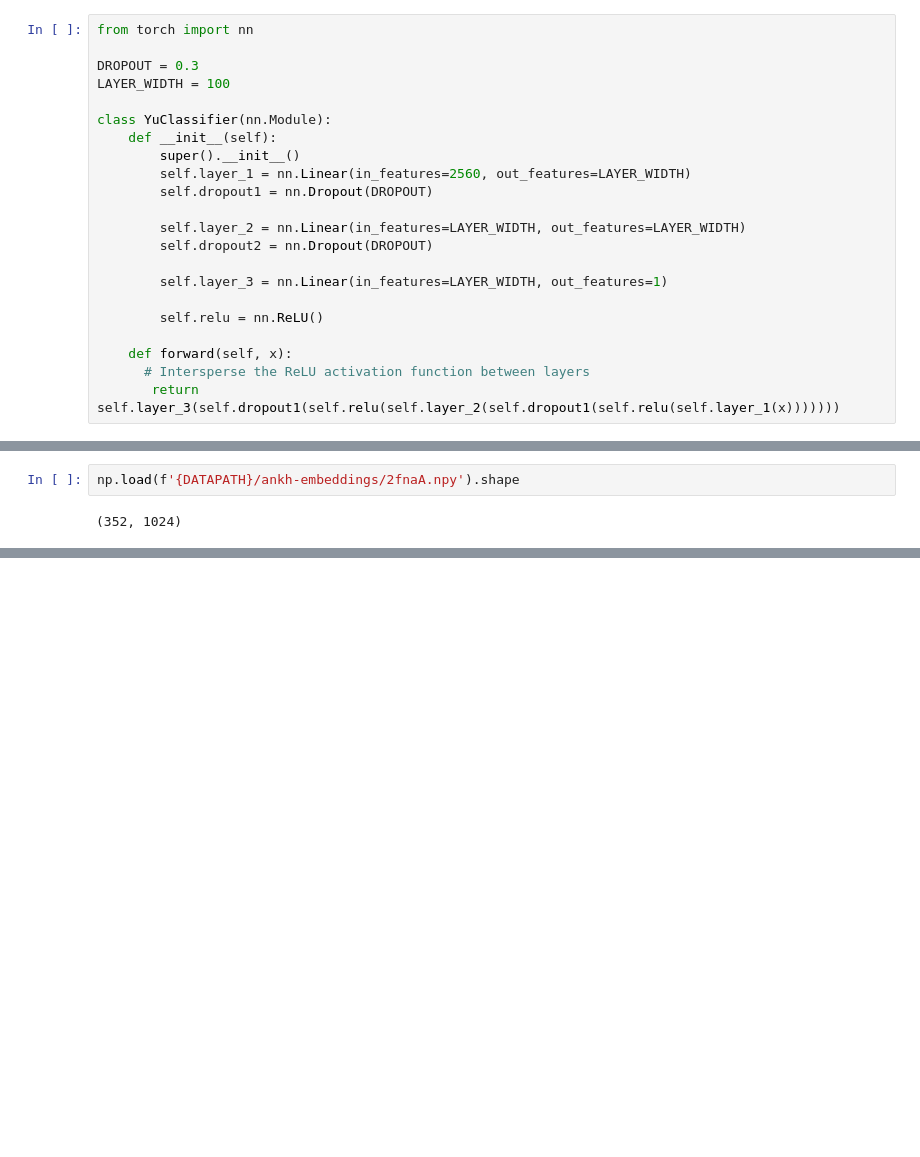
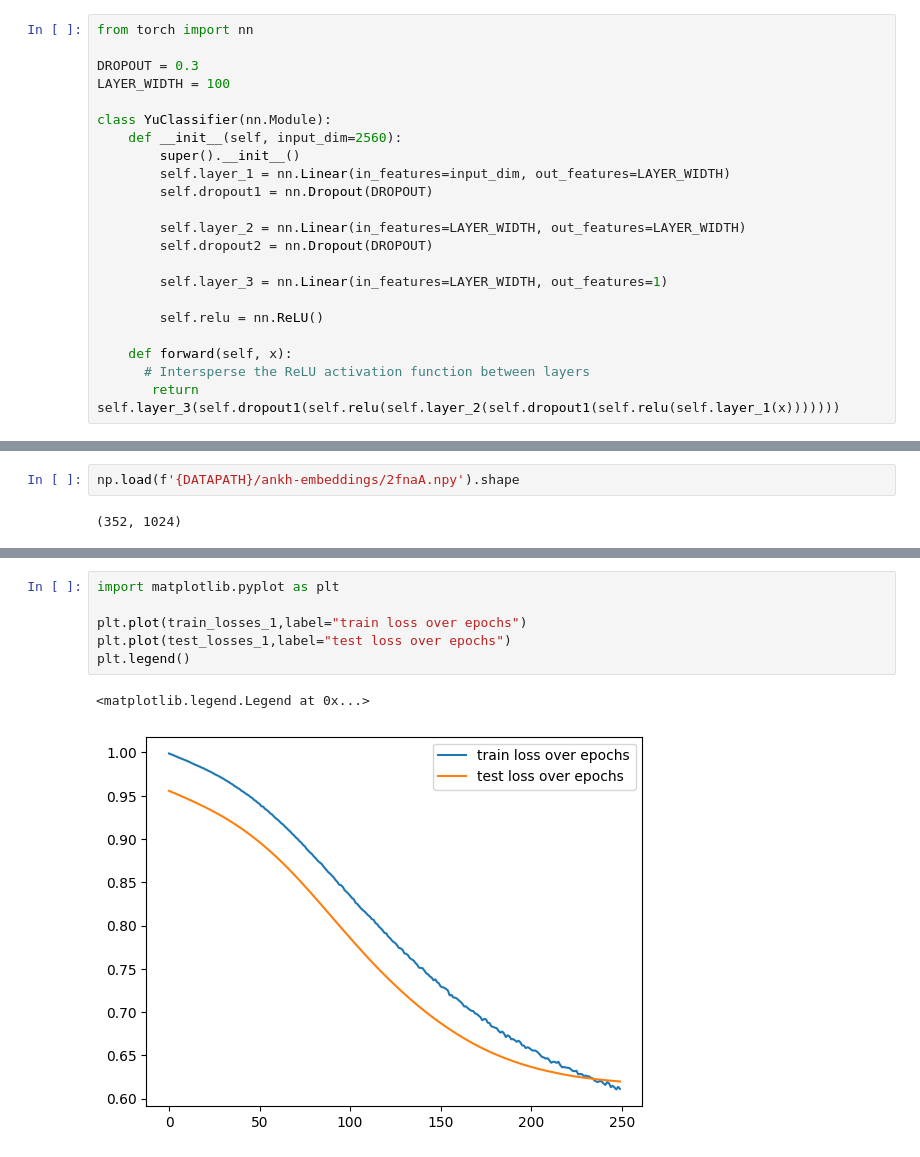
Before and after one commit to luk27official/deeplife-lab, a Jupyter notebook: lab.ipynb, the cells around one changed output, grey strips where cells are left out. Cells and saved outputs as stored; diff of their text form; blank space fills up the shorter version.

```diff
--- a/lab.ipynb
+++ b/lab.ipynb
@@ -91,9 +91,9 @@ DROPOUT = 0.3
 LAYER_WIDTH = 100
 
 class YuClassifier(nn.Module):
-    def __init__(self):
+    def __init__(self, input_dim=2560):
         super().__init__()
-        self.layer_1 = nn.Linear(in_features=2560, out_features=LAYER_WIDTH)
+        self.layer_1 = nn.Linear(in_features=input_dim, out_features=LAYER_WIDTH)
         self.dropout1 = nn.Dropout(DROPOUT)
 
         self.layer_2 = nn.Linear(in_features=LAYER_WIDTH, out_features=LAYER_WIDTH)
@@ -419,0 +421,9 @@ len(get_sequences(f'{DATAPATH}/ADP_Training.txt') + get_sequences(f'{DATAPATH}/A
+# %%
+import matplotlib.pyplot as plt
+
+plt.plot(train_losses_1,label="train loss over epochs")
+plt.plot(test_losses_1,label="test loss over epochs")
+plt.legend()
+# %% [output]
+<matplotlib.legend.Legend at 0x...>
+[figure, added]
```
Also changed, not shown: parts of 25 cells of this notebook.
